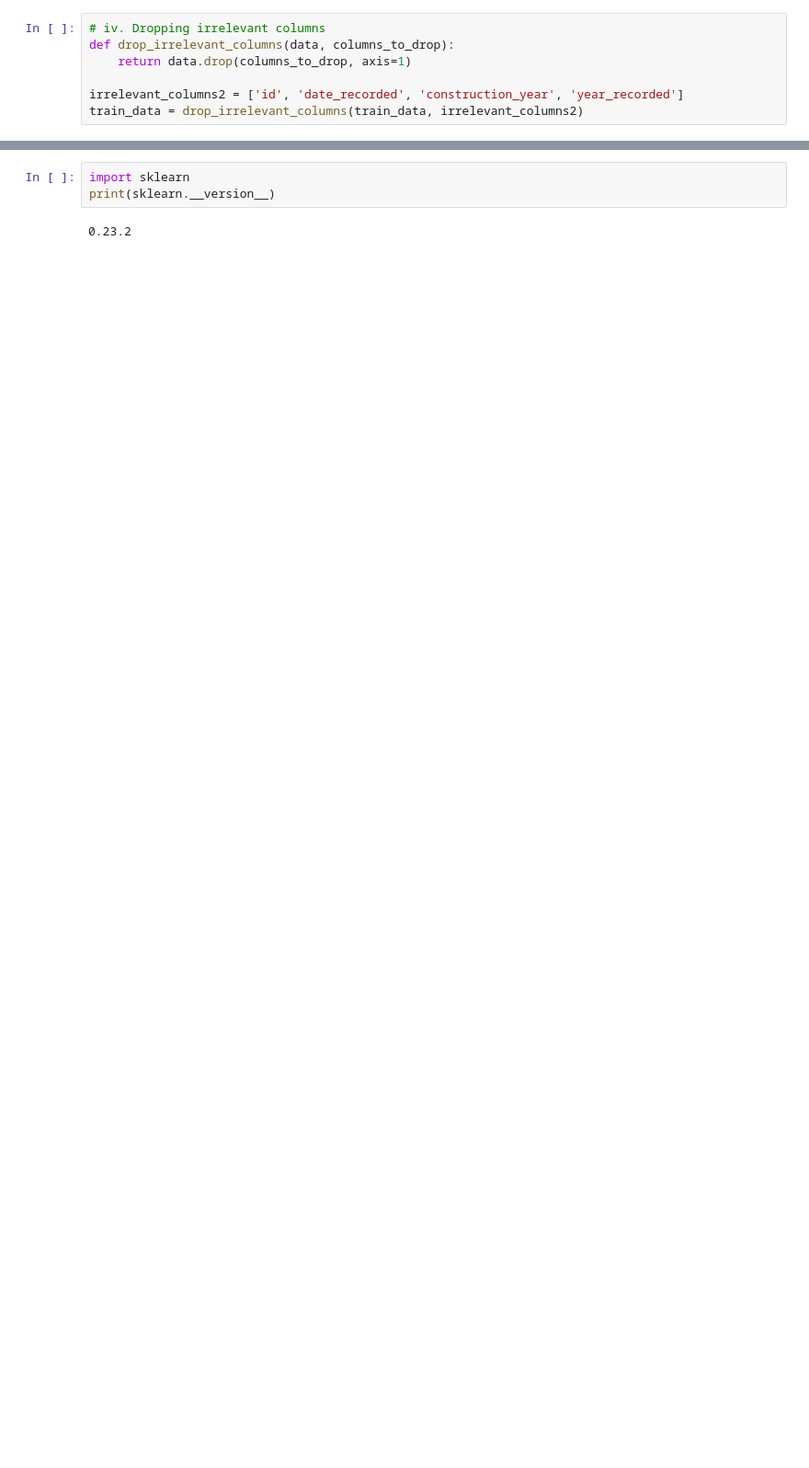
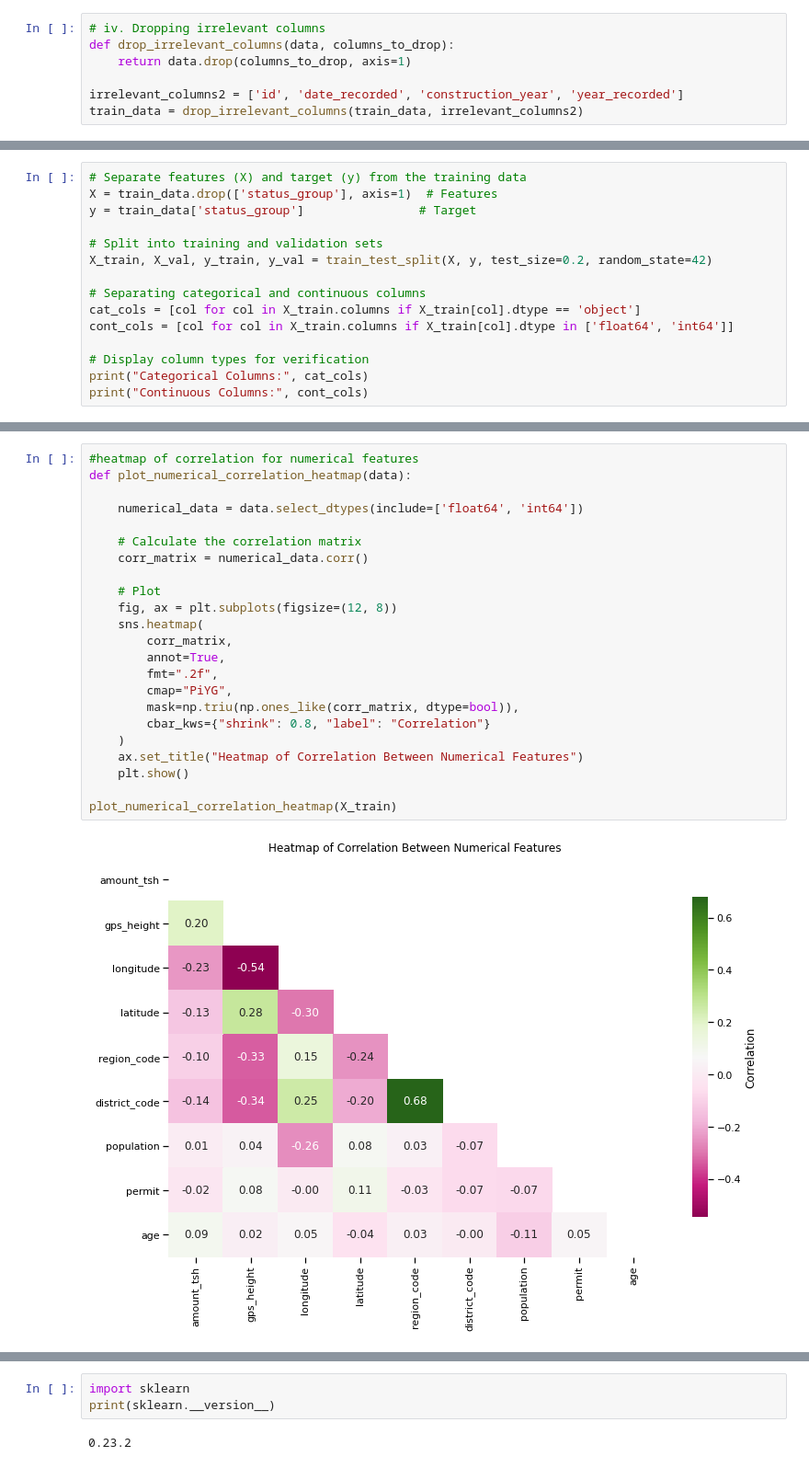
Before and after one commit to pianch/Tanzania_water_pumps_functionality, a Jupyter notebook: index.ipynb, the cells around one changed output, grey strips where cells are left out. Shown at 92% size. Saved outputs shown, nothing was run; the diff lists cells and outputs as text; blank space fills up the shorter version.

```diff
--- a/index.ipynb
+++ b/index.ipynb
@@ -623,3 +642,18 @@ def one_hot_encode_features(X_train, X_val, cat_cols, cont_cols):
     X_val_encoded = pd.DataFrame(X_val_encoded, columns=np.append(category_labels, cont_cols))
 
     return X_train_encoded, X_val_encoded
+# %%
+# Separate features (X) and target (y) from the training data
+X = train_data.drop(['status_group'], axis=1)  # Features
+y = train_data['status_group']                # Target
+
+# Split into training and validation sets
+X_train, X_val, y_train, y_val = train_test_split(X, y, test_size=0.2, random_state=42)
+
+# Separating categorical and continuous columns
+cat_cols = [col for col in X_train.columns if X_train[col].dtype == 'object']
+cont_cols = [col for col in X_train.columns if X_train[col].dtype in ['float64', 'int64']]
+
+# Display column types for verification
+print("Categorical Columns:", cat_cols)
+print("Continuous Columns:", cont_cols)
@@ -625,0 +691,25 @@ def one_hot_encode_features(X_train, X_val, cat_cols, cont_cols):
+# %%
+#heatmap of correlation for numerical features
+def plot_numerical_correlation_heatmap(data):
+
+    numerical_data = data.select_dtypes(include=['float64', 'int64'])
+
+    # Calculate the correlation matrix
+    corr_matrix = numerical_data.corr()
+
+    # Plot
+    fig, ax = plt.subplots(figsize=(12, 8))
+    sns.heatmap(
+        corr_matrix,
+        annot=True,
+        fmt=".2f",
+        cmap="PiYG",
+        mask=np.triu(np.ones_like(corr_matrix, dtype=bool)),
+        cbar_kws={"shrink": 0.8, "label": "Correlation"}
+    )
+    ax.set_title("Heatmap of Correlation Between Numerical Features")
+    plt.show()
+
+plot_numerical_correlation_heatmap(X_train)
+# %% [output]
+[figure, added]
```
Also changed, not shown: parts of 6 cells of this notebook.
